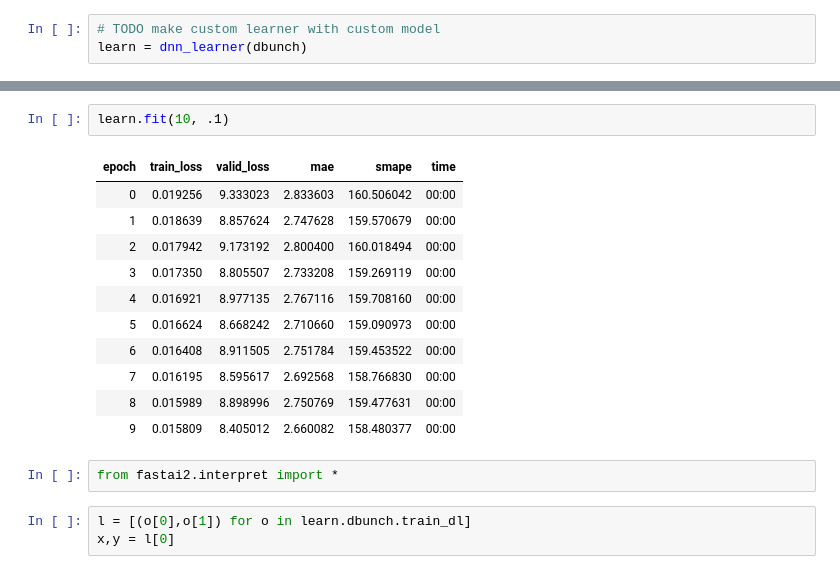
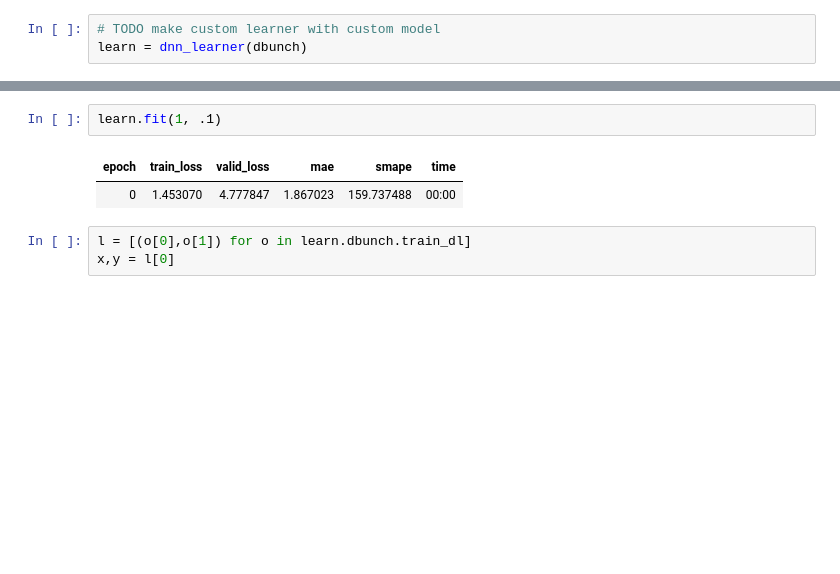
Before and after one commit to takotab/fastseq, a Jupyter notebook: nbs/_index-dummy.ipynb, the cells around one changed output, grey strips where cells are left out. Cells and saved outputs as stored; diff of their text form; blank space fills up the shorter version.

```diff
--- a/nbs/_index-dummy.ipynb
+++ b/nbs/_index-dummy.ipynb
@@ -36,19 +36,8 @@ learn.lr_find()
 # %%
-learn.fit(10, .1)
+learn.fit(1, .1)
 # %% [output]
 | epoch | train_loss | valid_loss | mae | smape | time |
-| 0 | 0.019256 | 9.333023 | 2.833603 | 160.506042 | 00:00 |
-| 1 | 0.018639 | 8.857624 | 2.747628 | 159.570679 | 00:00 |
-| 2 | 0.017942 | 9.173192 | 2.800400 | 160.018494 | 00:00 |
-| 3 | 0.017350 | 8.805507 | 2.733208 | 159.269119 | 00:00 |
-| 4 | 0.016921 | 8.977135 | 2.767116 | 159.708160 | 00:00 |
-| 5 | 0.016624 | 8.668242 | 2.710660 | 159.090973 | 00:00 |
-| 6 | 0.016408 | 8.911505 | 2.751784 | 159.453522 | 00:00 |
-| 7 | 0.016195 | 8.595617 | 2.692568 | 158.766830 | 00:00 |
-| 8 | 0.015989 | 8.898996 | 2.750769 | 159.477631 | 00:00 |
-| 9 | 0.015809 | 8.405012 | 2.660082 | 158.480377 | 00:00 |
+| 0 | 1.453070 | 4.777847 | 1.867023 | 159.737488 | 00:00 |
-# %%
-from fastai2.interpret import *
 # %%
 l = [(o[0],o[1]) for o in learn.dbunch.train_dl]
 x,y = l[0]
```
Also changed, not shown: parts of 2 cells of this notebook, 9 other files.
